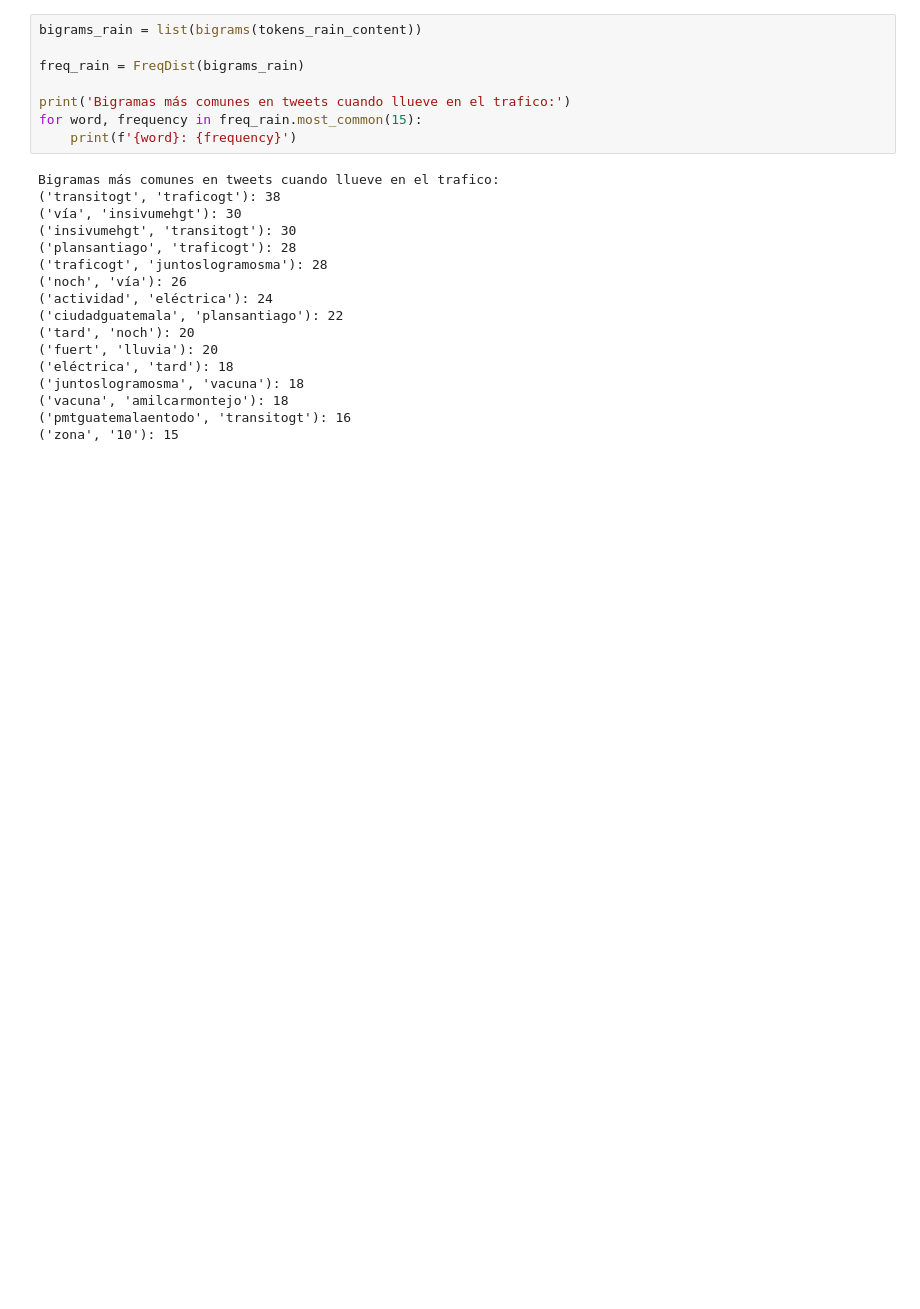
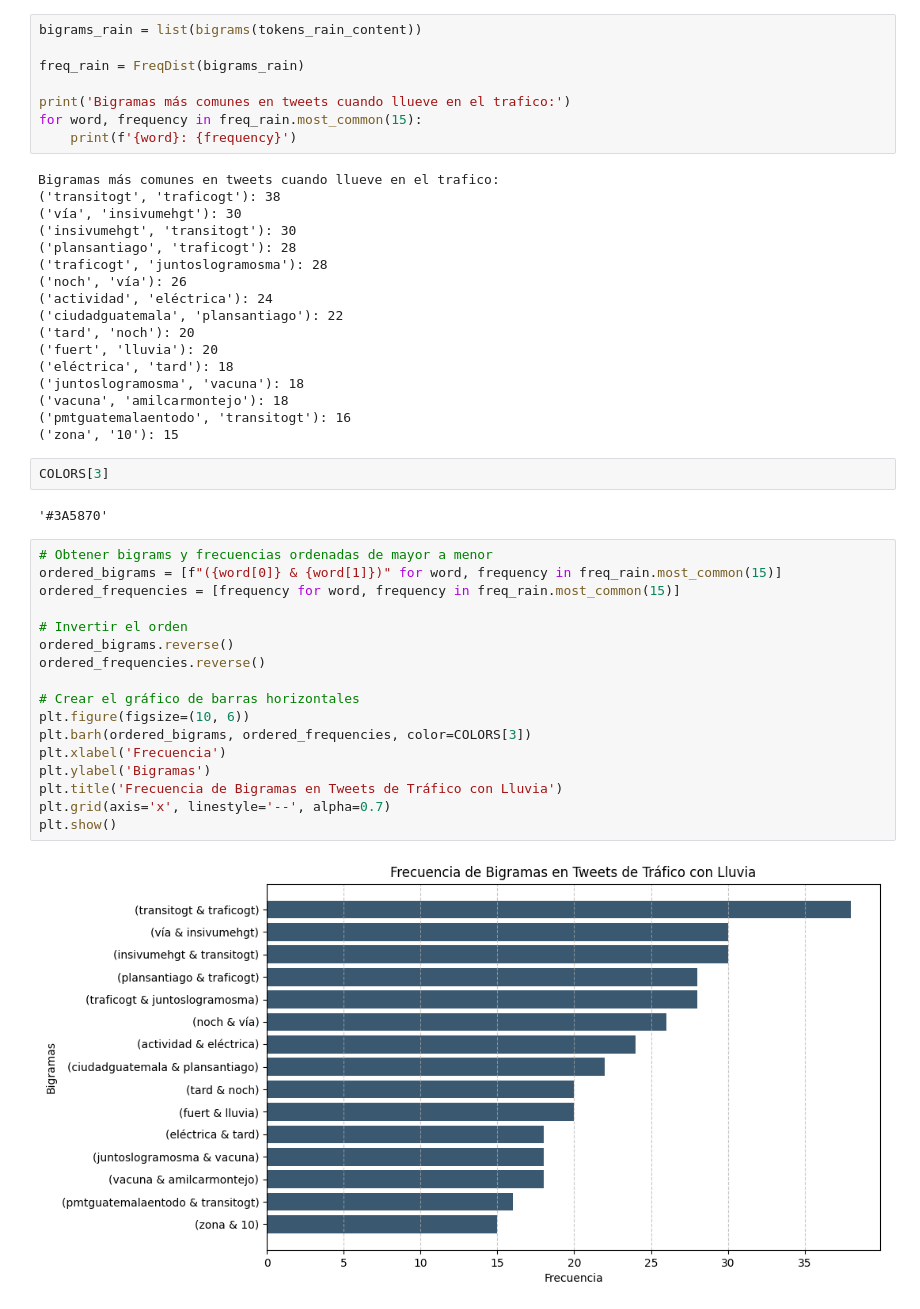
Before and after one commit to CrisLayB/DataScience_Lab06, a Jupyter notebook: Lab6Problema1.ipynb, the cells around one changed output. Drawn from its saved outputs; the diff is of its cells as text; blank space fills up the shorter version.

```diff
--- a/Lab6Problema1.ipynb
+++ b/Lab6Problema1.ipynb
@@ -968,3 +980,26 @@ Bigramas más comunes en tweets cuando llueve en el trafico:
 ('vacuna', 'amilcarmontejo'): 18
 ('pmtguatemalaentodo', 'transitogt'): 16
 ('zona', '10'): 15
+# %%
+COLORS[3]
+# %% [output]
+'#3A5870'
+# %%
+# Obtener bigrams y frecuencias ordenadas de mayor a menor
+ordered_bigrams = [f"({word[0]} & {word[1]})" for word, frequency in freq_rain.most_common(15)]
+ordered_frequencies = [frequency for word, frequency in freq_rain.most_common(15)]
+
+# Invertir el orden
+ordered_bigrams.reverse()
+ordered_frequencies.reverse()
+
+# Crear el gráfico de barras horizontales
+plt.figure(figsize=(10, 6))
+plt.barh(ordered_bigrams, ordered_frequencies, color=COLORS[3])
+plt.xlabel('Frecuencia')
+plt.ylabel('Bigramas')
+plt.title('Frecuencia de Bigramas en Tweets de Tráfico con Lluvia')
+plt.grid(axis='x', linestyle='--', alpha=0.7)
+plt.show()
+# %% [output]
+[figure, added]
```
Also changed, not shown: parts of 9 cells of this notebook.
